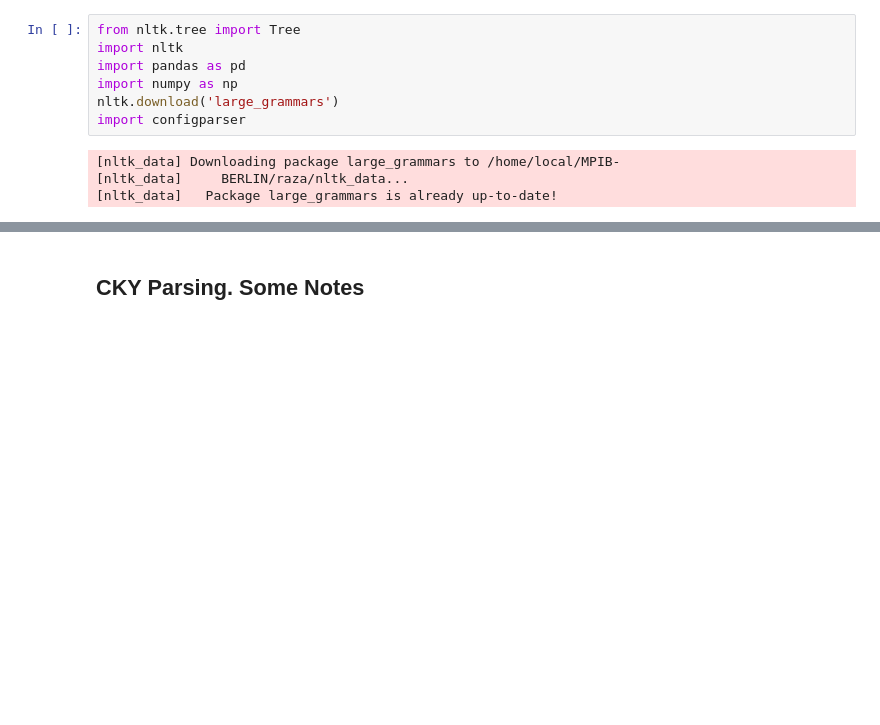
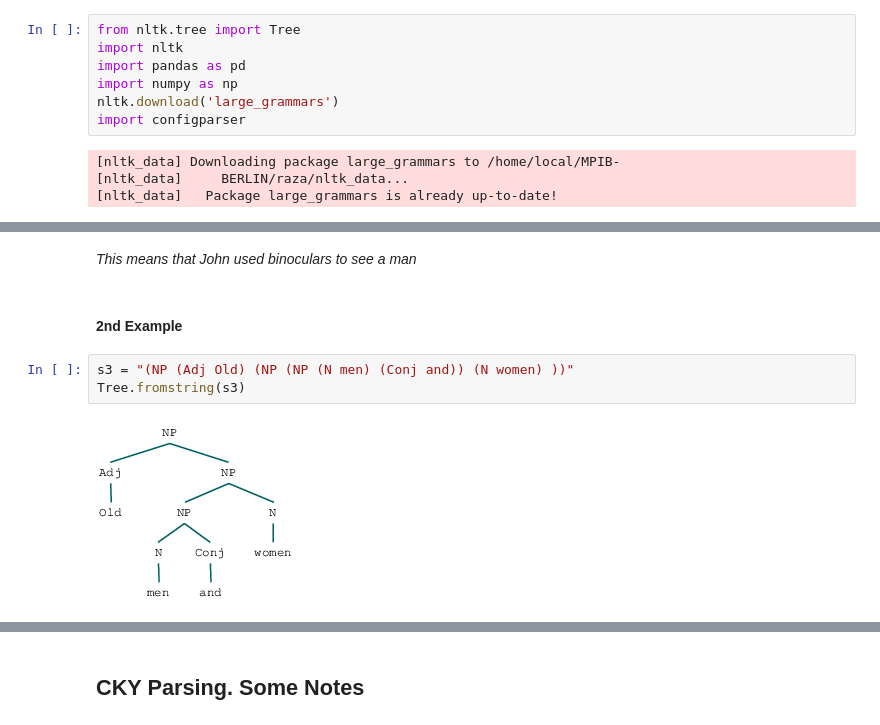
Before and after one commit to razaali0123/NLP_Projects, a Jupyter notebook: anlp2020-assignment4.ipynb, the cells around one changed output, grey strips where cells are left out. Saved outputs shown, nothing was run; the diff lists cells and outputs as text; blank space fills up the shorter version.

```diff
--- a/anlp2020-assignment4.ipynb
+++ b/anlp2020-assignment4.ipynb
@@ -41,0 +50,9 @@ Tree.fromstring('(S (NP (She)) (VP (ran)))')
+# %% [markdown]
+*This means that John used binoculars to see a man*
+# %% [markdown]
+#### 2nd Example
+# %%
+s3 = "(NP (Adj Old) (NP (NP (N men) (Conj and)) (N women) ))"
+Tree.fromstring(s3)
+# %% [output]
+[figure, added]
```
Also changed, not shown: parts of 55 cells of this notebook.
